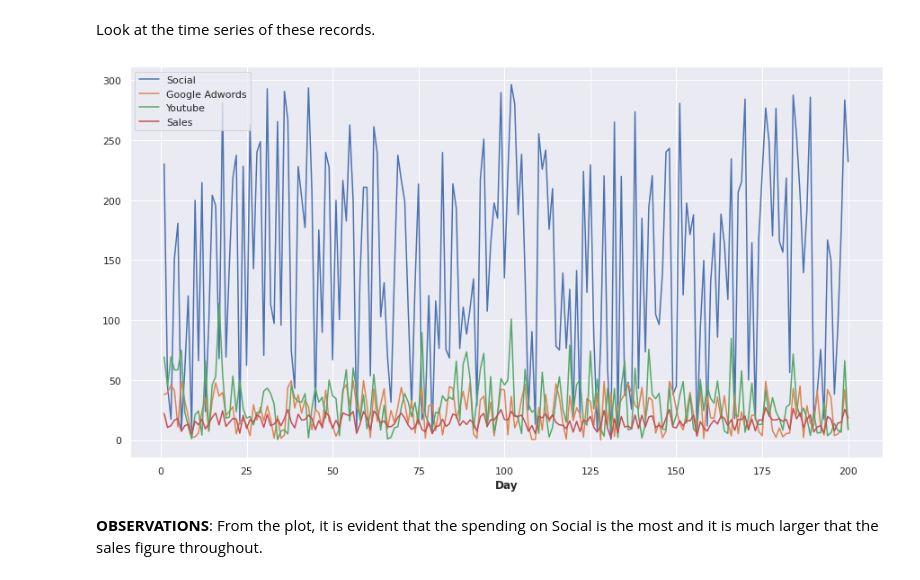
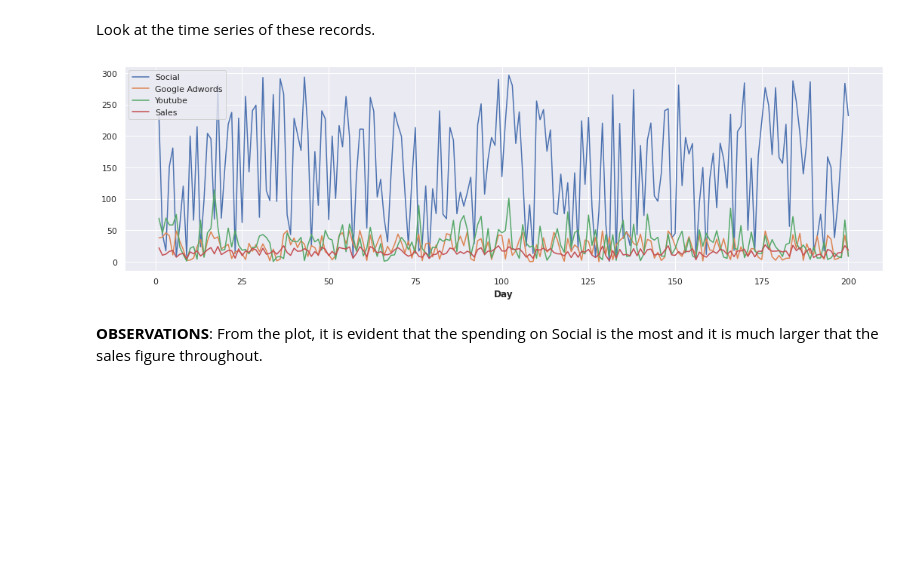
Before and after one commit to anthonyckleung/Digital-Marketing-Mix, a Jupyter notebook: marketing_mix.ipynb, the cells around one changed output. Saved outputs shown, nothing was run; the diff lists cells and outputs as text; code cells hidden in the pictures; blank space fills up the shorter version.

```diff
--- a/marketing_mix.ipynb
+++ b/marketing_mix.ipynb
@@ -46,11 +50,11 @@ Look at the time series of these records.
 # %%
 ax = plt.gca()
 
 for col in cols:
   if col != 'Day':
-    df.plot(x='Day', y=col, figsize=(15, 8), ax=ax)
+    df.plot(x='Day', y=col, figsize=(18, 5), ax=ax)
 # %% [output]
-[figure, old version]
+[figure, new version]
 # %% [markdown]
 **OBSERVATIONS**: From the plot, it is evident that the spending on Social is the most and it is much larger that the sales figure throughout.
 # %% [markdown]
```
Also changed, not shown: parts of 14 cells of this notebook.
